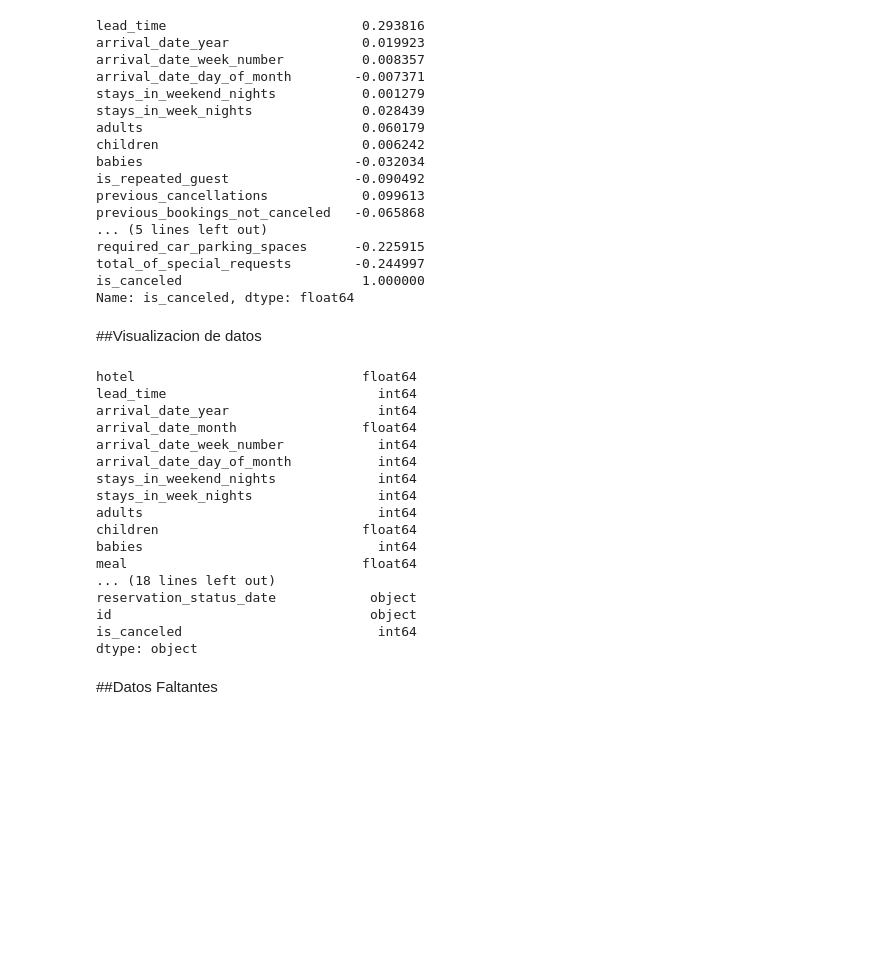
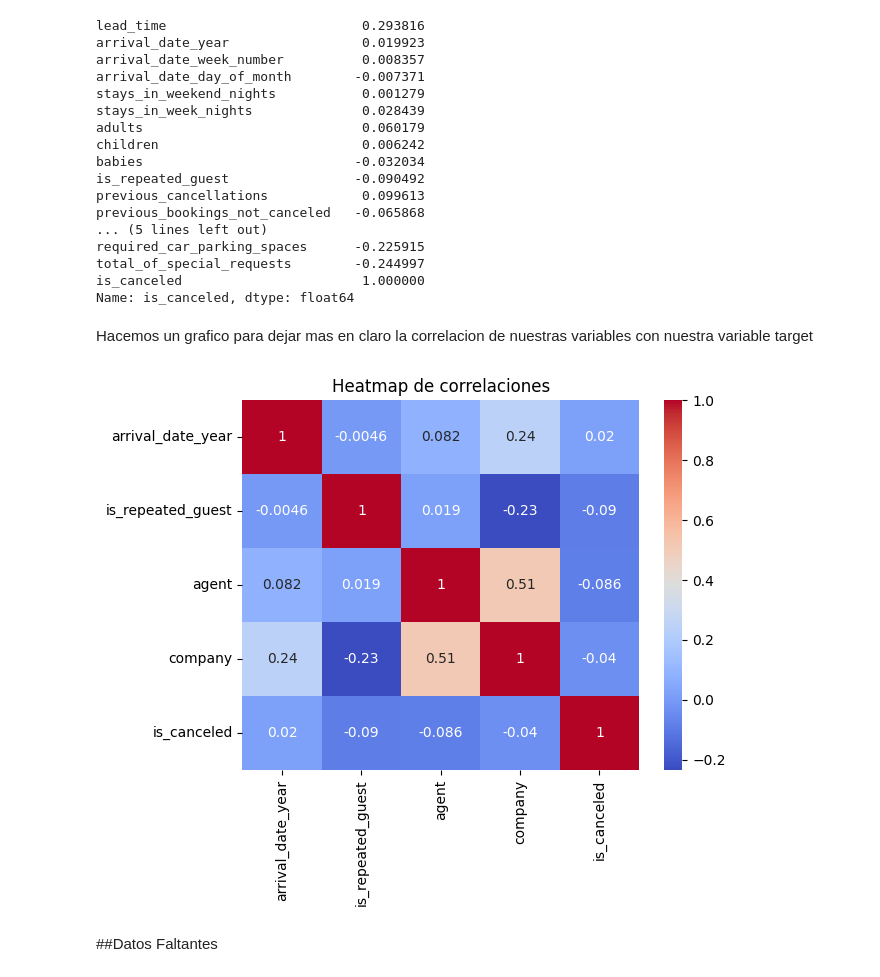
Before and after one commit to franciscoL0pez/TrabajosPracticosOrganizacionDeDatos1C2023, a Jupyter notebook: Tp_1.ipynb, the cells around one changed output. Drawn from its saved outputs; the diff is of its cells as text; code cells hidden in the pictures; blank space fills up the shorter version.

```diff
--- a/Tp_1.ipynb
+++ b/Tp_1.ipynb
@@ -128,10 +144,3 @@ for c in df_cualitativas.columns:
 # %% [markdown]
 ##Analisis de correlacion y graficos de distribucion de las variables
-# %%
-categorical = ["hotel", "arrival_date_month", "meal", "country", "market_segment", "distribution_channel", "reserved_room_type", "assigned_room_type", "deposit_type", "customer_type"]
-enc = OrdinalEncoder(dtype=np.float64)
-enc.fit(df_hotels_train[categorical])
-#display(enc.categories_)
-encoded_values = enc.transform(df_hotels_train[categorical])
-df_hotels_train[categorical] = encoded_values
 # %%
@@ -202,27 +194,16 @@ required_car_parking_spaces      -0.225915
 total_of_special_requests        -0.244997
 is_canceled                       1.000000
 Name: is_canceled, dtype: float64
-# %% [markdown]
-##Visualizacion de datos
-# %%
-df_hotels_train.dtypes
-# %% [output]
-hotel                             float64
-lead_time                           int64
-arrival_date_year                   int64
-arrival_date_month                float64
-arrival_date_week_number            int64
-arrival_date_day_of_month           int64
-stays_in_weekend_nights             int64
-stays_in_week_nights                int64
-adults                              int64
-children                          float64
-babies                              int64
-meal                              float64
-... (18 lines left out)
-reservation_status_date            object
-id                                 object
-is_canceled                         int64
-dtype: object
+# %% [markdown]
+Hacemos un grafico para dejar mas en claro la correlacion de nuestras variables con nuestra variable target
+# %%
+corr_matrix = df_hotels_train.drop(lista_cuantitativas, axis=1).corr()
+sns.heatmap(corr_matrix, annot=True, cmap='coolwarm')
+
+# personalizar el heatmap
+plt.title('Heatmap de correlaciones')
+plt.show()
+# %% [output]
+[figure, added]
 # %% [markdown]
 ##Datos Faltantes
```
Also changed, not shown: parts of 11 cells of this notebook.
